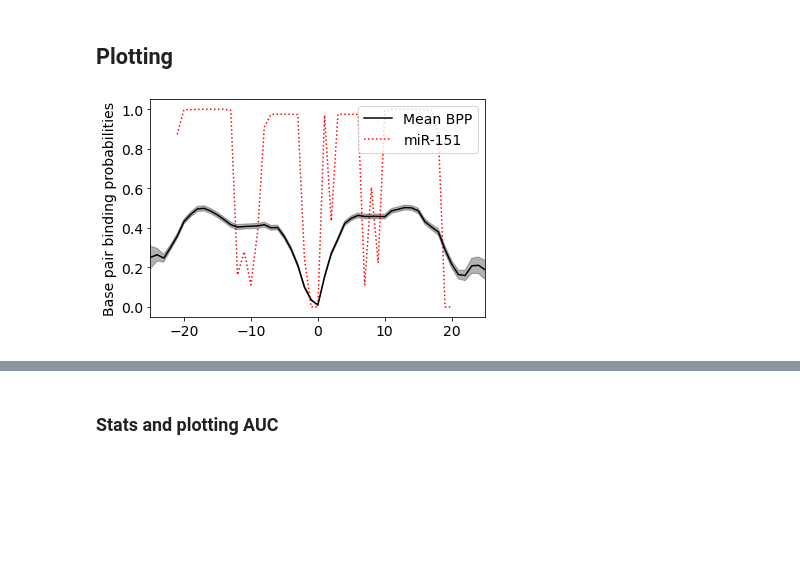
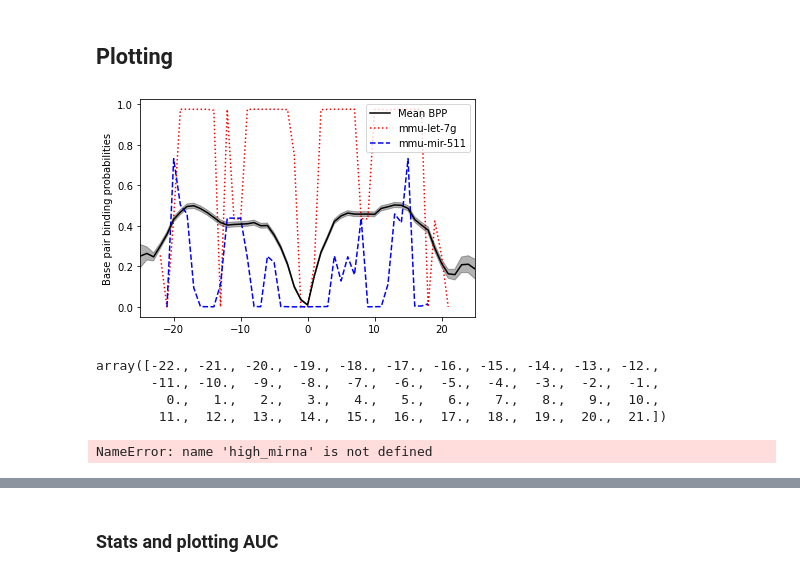
Before and after one commit to SofiaRaak/Dicer-miRNA-dynamics-model, a Jupyter notebook: bioinformatics/BPP_AUC.ipynb, the cells around one changed output, grey strips where cells are left out. Cells and saved outputs as stored; diff of their text form; code cells hidden in the pictures; blank space fills up the shorter version.

```diff
--- a/bioinformatics/BPP_AUC.ipynb
+++ b/bioinformatics/BPP_AUC.ipynb
@@ -297,28 +299,94 @@ names = list(data.keys())
 # %%
 #plot mean, example BPPS
 fig, ax = plt.subplots()
 
 #plot example of BPP
-ex_mirna = 'mmu-mir-151'
-ax.plot(data[ex_mirna]['x'],
-        data[ex_mirna]['y'],
+high_mirna = 'mmu-let-7g'
+low_mirna = 'mmu-mir-511'
+ax.plot(data[high_mirna]['x'],
+        data[high_mirna]['y'],
         color = 'red', alpha = 1,
        linestyle = ':')
+
+ax.plot(data[low_mirna]['x'],
+        data[low_mirna]['y'],
+        color = 'blue', alpha = 1,
+       linestyle = '--')
+
 
 ax.set_ylabel('Base pair binding probabilities')
 ax.fill_between(all_keys, np.array(all_means)-np.array(all_sems),
                 np.array(all_means)+np.array(all_sems),
                 color = 'black', alpha = 0.3)
 ax.plot(all_keys, all_means,
         color = 'black', alpha = 1)
 
 l1 = mlines.Line2D([],[], linestyle = '-', color = 'black', label = 'Mean BPP')
-l2 = mlines.Line2D([], [], linestyle = ':', color = 'red', label = 'miR-151')
+l2 = mlines.Line2D([], [], linestyle = ':', color = 'red', label = high_mirna)
+l3 = mlines.Line2D([], [], linestyle = '--', color = 'blue', label = low_mirna)
 
-plt.legend(handles = [l1, l2], loc = 1)
+plt.legend(handles = [l1, l2, l3], loc = 1)
 
 ax.set_xlim(-25, 25)
-#plt.savefig(r'./figures/BPP.svg', dpi = 600, bbox_inches = 'tight')
+plt.savefig(r'./figures/BPP.svg', dpi = 600, bbox_inches = 'tight')
 plt.show()
 # %% [output]
-[figure, old version]
+[figure, new version]
+# %%
+data[high_mirna]['x']
+# %% [output]
+array([-22., -21., -20., -19., -18., -17., -16., -15., -14., -13., -12.,
+       -11., -10.,  -9.,  -8.,  -7.,  -6.,  -5.,  -4.,  -3.,  -2.,  -1.,
+         0.,   1.,   2.,   3.,   4.,   5.,   6.,   7.,   8.,   9.,  10.,
+        11.,  12.,  13.,  14.,  15.,  16.,  17.,  18.,  19.,  20.,  21.])
+# %%
+#plot miRNA structure
+x_alls = []
+x_lows = []
+x_highs = []
+
+y_all = np.linspace(25, 1, 25)
+y_lows = np.linspace(18, 1, 18)
+y_highs = np.linspace(21, 1, 21)
+
+x_all_3p = []
+x_all_5p = []
+x_low_3p = []
+x_low_5p = []
+x_high_3p = []
+x_high_5p = []
+
+for i in tqdm(range(-25, 0, 1)):
+    p3 = i
+    p5 = i * -1
+
+    all_ix3 = np.where(all_keys == p3)[0][0]
+    all_ix5 = np.where(all_keys == p5)[0][0]
+
+    width_all = (all_means[all_ix3] + all_means[all_ix5])/2
+
+    x_alls.append((-1.5 + width_all, 1.5 - width_all))
+    x_all_3p.append(-1.5 + width_all)
+    x_all_5p.append(1.5 - width_all)
+
+    if p5 <= 21:
+        high_ix3 = np.where(data[high_mirna]['x'] == p3)[0][0]
+        high_ix5 = np.where(data[high_mirna]['x'] == p5)[0][0]
+
+        width_high = (data[high_mirna]['y'][high_ix3] + data[high_mirna]['y'][high_ix5])/2
+
+        x_highs.append((-1.5 + width_high, 1.5 - width_high))
+        x_high_3p.append(-1.5 + width_high)
+        x_high_5p.append(1.5 - width_high)
+
+    if p5 <= 18:
+        low_ix3 = np.where(data[low_mirna]['x'] == p3)[0][0]
+        low_ix5 = np.where(data[low_mirna]['x'] == p5)[0][0]
+
+        width_low = (data[low_mirna]['y'][low_ix3] + data[low_mirna]['y'][low_ix5])/2
+
+        x_lows.append((-1.5 + width_low, 1.5 -width_low))
+        x_low_3p.append(-1.5 + width_low)
+        x_low_5p.append(1.5 - width_low)
+# %% [output]
+NameError: name 'high_mirna' is not defined
```
Also changed, not shown: parts of 6 cells of this notebook, 11 other files.
